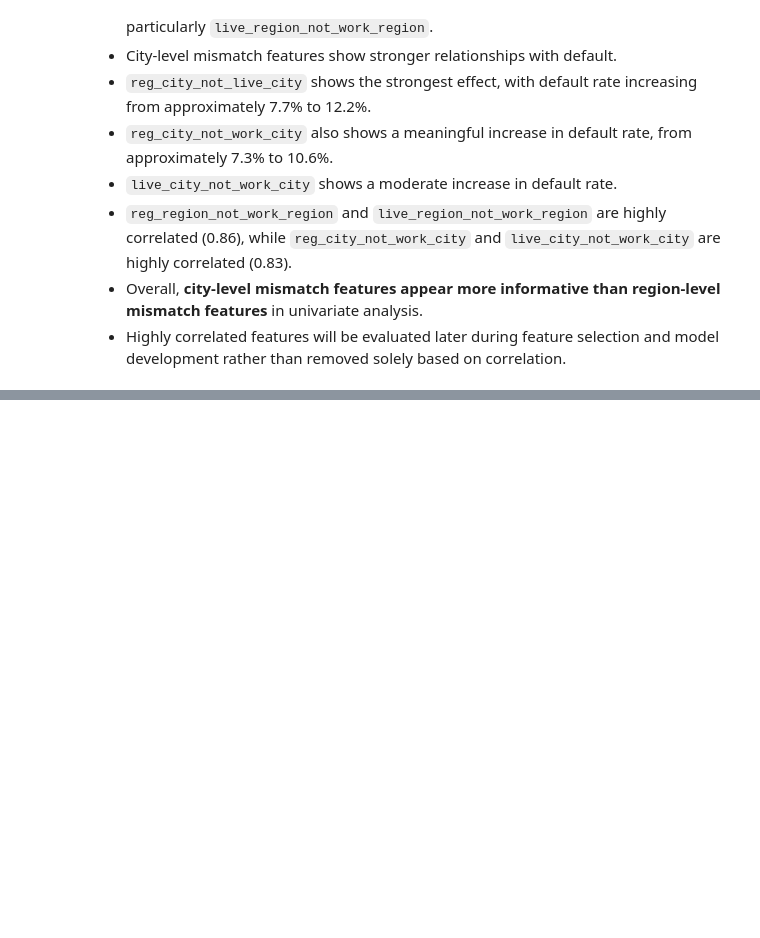
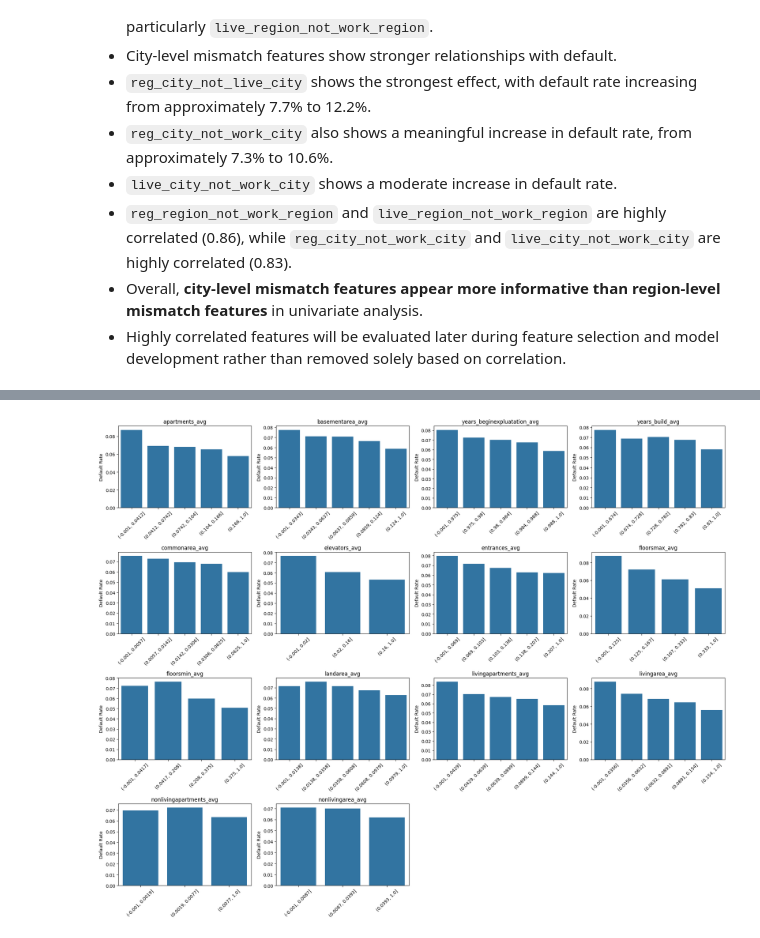
Before and after one commit to Roxy099/data_science_project, a Jupyter notebook: notebooks/baseline_model.ipynb, the cells around one changed output, grey strips where cells are left out. Cells and saved outputs as stored; diff of their text form; code cells hidden in the pictures; blank space fills up the shorter version.

Commit message:
completed eda of building features

```diff
--- a/notebooks/baseline_model.ipynb
+++ b/notebooks/baseline_model.ipynb
@@ -3704,0 +3793,3 @@ application_eda_df[region_features[0:2]].corr()
+# %%
+for col in property_features_avg:
+    application_eda_df[col + '_missing'] = application_eda_df[col].isna().astype(int)
@@ -3704,0 +3863,6 @@ application_eda_df[region_features[0:2]].corr()
+# %%
+application_eda_df['apartments_avg_bin'] = pd.qcut(
+    application_eda_df['apartments_avg'],
+    q=5,
+    duplicates='drop'
+)
@@ -3704,0 +3967,3 @@ application_eda_df[region_features[0:2]].corr()
+# %%
+building_bin_results=[]
+building_features=property_features_avg
@@ -3704,0 +3998,2 @@ application_eda_df[region_features[0:2]].corr()
+# %%
+building_bin_df=pd.concat(building_bin_results,ignore_index=True)
@@ -3704,0 +4009,33 @@ application_eda_df[region_features[0:2]].corr()
+# %%
+features = building_bin_df['feature'].unique()
+
+fig, axes = plt.subplots(4, 4, figsize=(20, 16))
+
+axes = axes.flatten()
+
+for i, feature in enumerate(features):
+
+    temp = building_bin_df[
+        building_bin_df['feature'] == feature
+    ]
+
+    sns.barplot(
+        data=temp,
+        x='bin',
+        y='default_rate',
+        ax=axes[i]
+    )
+
+    axes[i].set_title(feature)
+    axes[i].set_xlabel('')
+    axes[i].set_ylabel('Default Rate')
+    axes[i].tick_params(axis='x', rotation=45)
+
+# Hide unused subplot(s)
+for j in range(len(features), len(axes)):
+    axes[j].set_visible(False)
+
+plt.tight_layout()
+plt.show()
+# %% [output]
+[figure, added]
```
Also changed, not shown: parts of 41 cells of this notebook, 3 other files.
